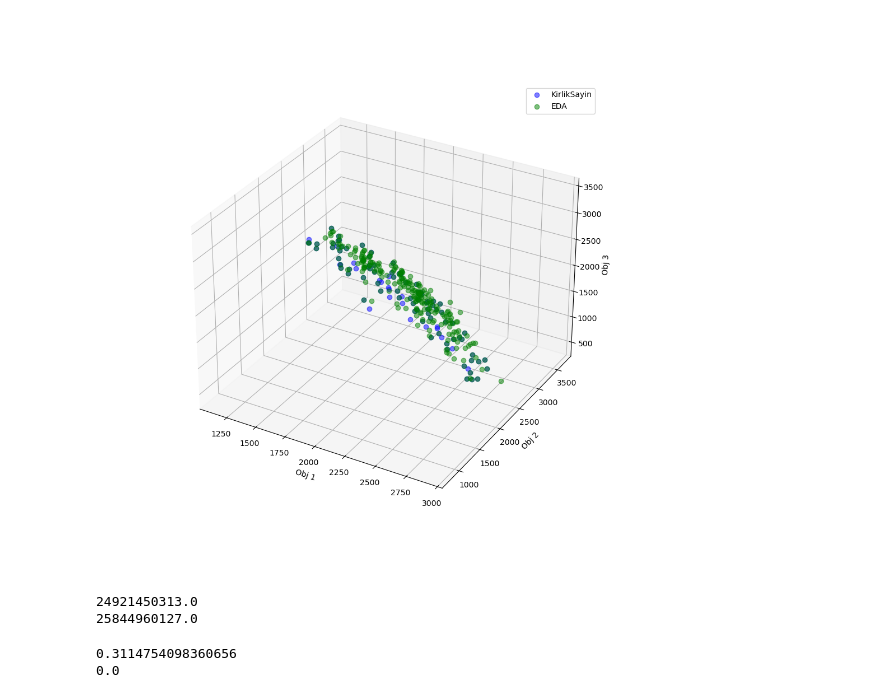
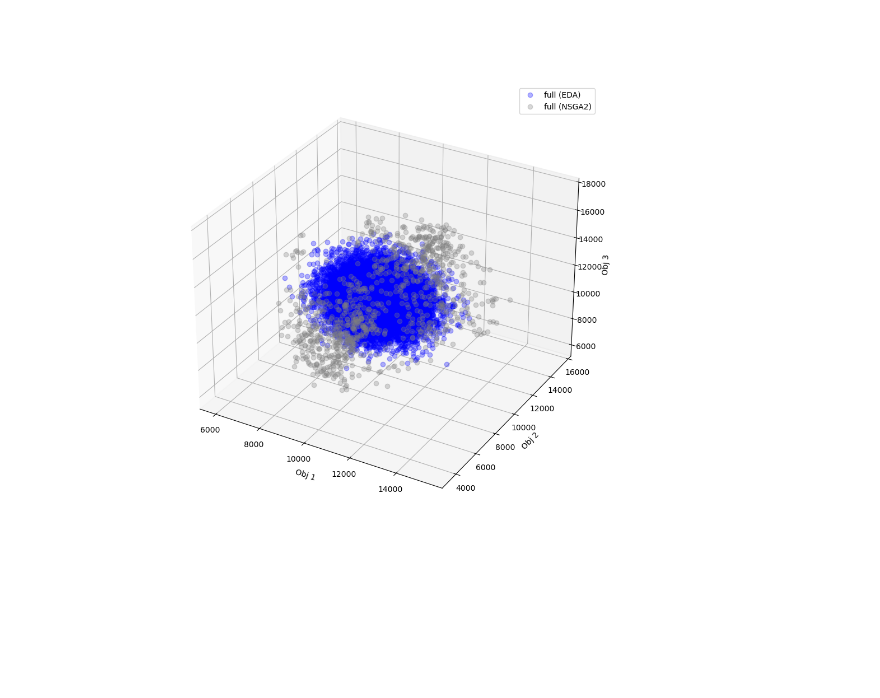
Before and after one commit to rameshsrinivasanuci/multiobjective, a Jupyter notebook: simulations/result_eval.ipynb, the cells around one changed output. Cells and saved outputs as stored; diff of their text form; code cells hidden in the pictures; blank space fills up the shorter version.

```diff
--- a/simulations/result_eval.ipynb
+++ b/simulations/result_eval.ipynb
@@ -8,8 +9,10 @@ import eda
 # %%
 n_obj = 3
-n_items = 20
-n_selected = 5
+n_items = 50
+n_selected = 12
 rho = 0.3
-data = np.load(f'problems_with_empty_items/items_{n_obj}obj_{n_items}items_{rho}rho_allneg.npz')
+exactly = True
+# choose problems or problems_with_empty_items
+data = np.load(f'problems/items_{n_obj}obj_{n_items}items_{rho}rho_allneg_1200seed.npz')
 items = data['items']
 capacity = data['capacity']
@@ -16,19 +53,27 @@ capacity = data['capacity']
 # %%
+aspiration = None
 eda_run = eda.KnapsackEDA(
     items=items,
     capacity=capacity,
     n_selected=n_selected,
     n_obj=n_obj,
     pop_size=1000,
-    generations=100,
+    generations=200,
     max_no_improve_gen=3,
     max_row_diff=0.1,
     seed=1123,
 )
 results = eda_run.run()
-pf_eda = results["converged_pf_table"][-1]
-ps_eda = results["converged_pf_population_table"][-1]
-np.savez(f"results/upper_bound/eda_{n_obj}obj_{n_items}items_{rho}rho_allneg.npz", pf_eda)
+# pf_eda = results["converged_pf_table"][-1]
+# ps_eda = results["converged_pf_population_table"][-1]
+# folder = "exact" if exactly else "upper_bound"
+# subfolder = "prefer" if aspiration is not None else "no_prefer"
+# np.savez(f"results/{folder}/{subfolder}/eda_{n_obj}obj_{n_items}items_{rho}rho_allneg.npz", F=pf_eda, X=ps_eda)
+
+import pickle
+folder = "dist"
+with open(f"results/{folder}/eda_{n_obj}obj_{n_items}items_{rho}rho_allneg_1200seed.pkl", "wb") as f:
+    pickle.dump(results, f)
 # %% [output]
 Mode 1 generation 1 (no improve count: 0)
 Mode 1 generation 2 (no improve count: 0)
@@ -116,31 +175,33 @@ print(missing)
 # %%
 import matplotlib.pyplot as plt
 %matplotlib widget
 from mpl_toolkits.mplot3d import Axes3D
 
 fig = plt.figure(figsize=(10, 10))
 ax = fig.add_subplot(projection='3d')
-ax.plot(pf_nsga2[:,0], pf_nsga2[:,1], pf_nsga2[:,2], 'bo', alpha=0.5, markersize=6, label="KirlikSayin")
-ax.plot(pf_exact[:,0], pf_exact[:,1], pf_exact[:,2], 'go', alpha=0.5, markersize=6, label="EDA")
+ax.plot(pf_nsga2[:,0], pf_nsga2[:,1], pf_nsga2[:,2], 'o', color='gray', alpha=0.3, markersize=6, label="full (NSGA2)")
+ax.plot(pf_eda[:,0], pf_eda[:,1], pf_eda[:,2], 'o', color='blue', alpha=0.3, markersize=6, label="full (EDA)")
+ax.plot(pf_nsga2[:,0], pf_nsga2[:,1], pf_nsga2[:,2], 'o', color='gray', alpha=0.3, markersize=6, label="full (NSGA2)")
+# ax.plot(pf_hg_eda[:,0], pf_hg_eda[:,1], pf_hg_eda[:,2], 'bo', alpha=0.5, markersize=6, label="HG-EDA")
+# ax.plot(pf_hg_rnsga3[:,0], pf_hg_rnsga3[:,1], pf_hg_rnsga3[:,2], 'go', alpha=0.5, markersize=6, label="RNSGA3")
+# ax.plot(aspiration[0], aspiration[1], aspiration[2], 'rs', alpha=0.5, markersize=6, label="Aspiration")
+# ax.plot(pf_nsga2[300,0], pf_nsga2[300,1], pf_nsga2[300,2], 'rs', alpha=0.5, markersize=6, label="Aspiration")
 ax.set_xlabel('Obj 1')
 ax.set_ylabel('Obj 2')
 ax.set_zlabel('Obj 3')
 ax.legend()
 plt.show()
 # %% [output]
-[figure, old version]
+[figure, new version]
 # %%
 from pymoo.indicators.hv import HV
 
 ref_point = np.zeros(n_obj)
 hv = HV(ref_point=ref_point)
-hv_pf_1 = hv(-pf_moead)
-hv_pf_2 = hv(-pf_exact)
+hv_pf_1 = hv(-pf_eda)
+hv_pf_2 = hv(-pf_nsga2)
 print(hv_pf_1)
 print(hv_pf_2)
-# %% [output]
-24921450313.0
-25844960127.0
 # %%
 def calculate_dominated(pf_predicted, pf_actual, n_obj):
     dominated = np.zeros(len(pf_predicted))
@@ -152,10 +213,7 @@ def calculate_dominated(pf_predicted, pf_actual, n_obj):
                 break
     return np.sum(dominated), np.sum(dominated)/len(pf_predicted)
 
-num_dominated, ratio_dominated = calculate_dominated(pf_moead, pf_exact, 3)
+num_dominated, ratio_dominated = calculate_dominated(pf_hg_eda, pf_hg_rnsga2, 3)
 print(ratio_dominated)
-num_dominated, ratio_dominated = calculate_dominated(pf_exact, pf_moead, 3)
+num_dominated, ratio_dominated = calculate_dominated(pf_hg_rnsga2, pf_hg_eda, 3)
 print(ratio_dominated)
-# %% [output]
-0.3114754098360656
-0.0
```
Also changed, not shown: parts of 11 cells of this notebook, 3 other files.
